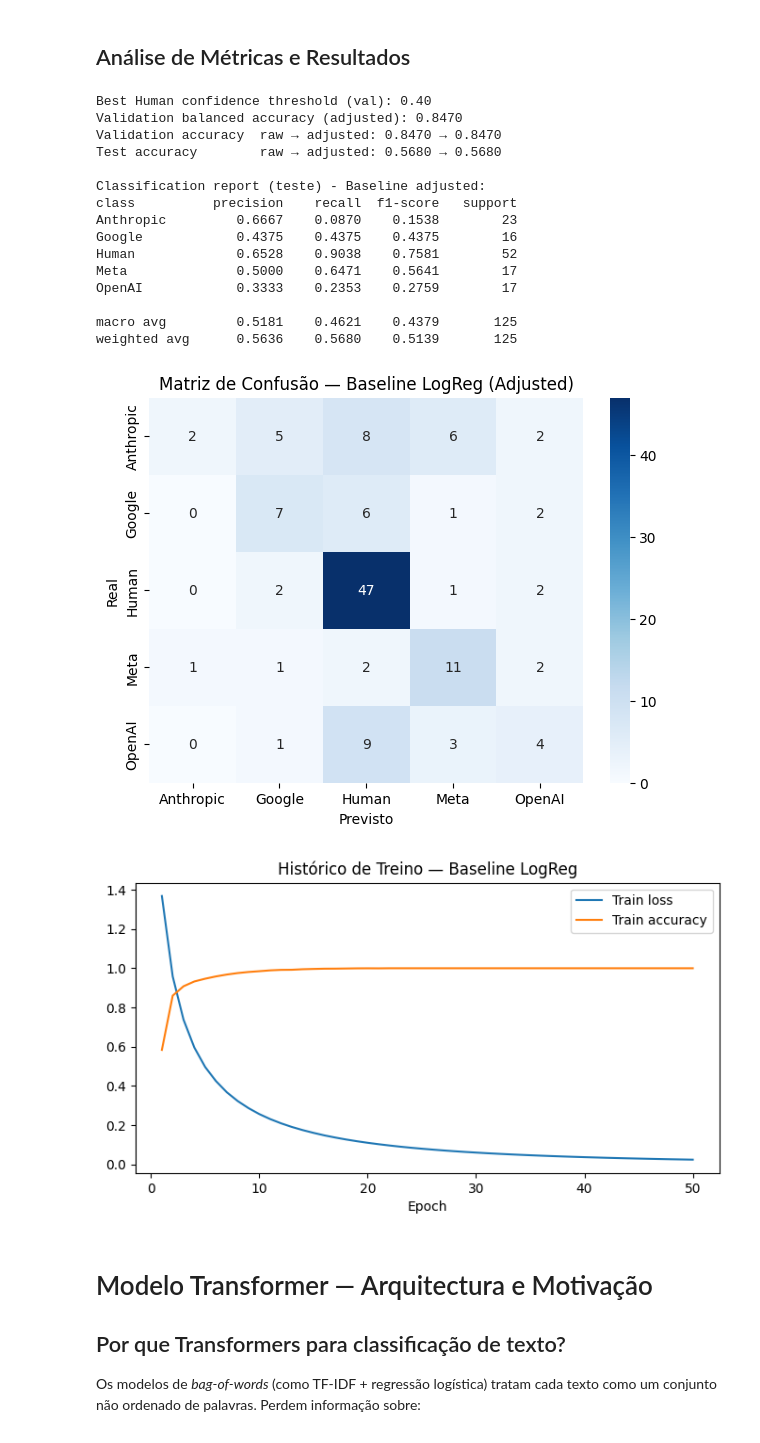
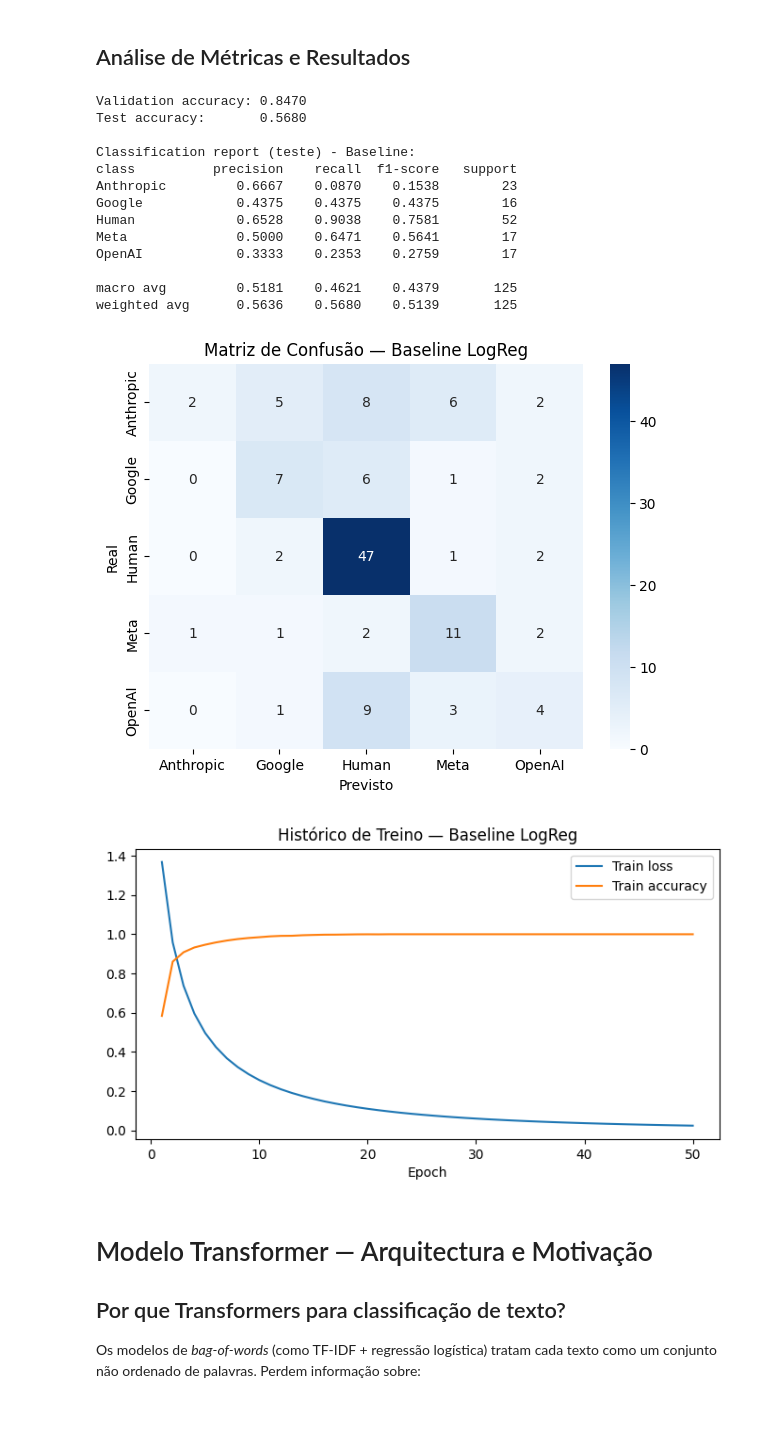
Before and after one commit to hhtomaswt11/HumanVsAI-TextClassifier--AP, a Jupyter notebook: notebooks/numpy_transformers_models.ipynb, the cells around one changed output. Saved outputs shown, nothing was run; the diff lists cells and outputs as text; code cells hidden in the pictures.

```diff
--- a/notebooks/numpy_transformers_models.ipynb
+++ b/notebooks/numpy_transformers_models.ipynb
@@ -130,20 +130,11 @@ baseline.fit(train_ds, val_dataset=val_ds, patience=15)
 val_probs_base  = baseline.predict(val_ds)
 test_probs_base = baseline.predict(test_ds)
 
-raw_val_preds_base  = np.array([labels[i] for i in np.argmax(val_probs_base,  axis=1)])
-raw_test_preds_base = np.array([labels[i] for i in np.argmax(test_probs_base, axis=1)])
+val_preds_base  = np.array([labels[i] for i in np.argmax(val_probs_base,  axis=1)])
+test_preds_base = np.array([labels[i] for i in np.argmax(test_probs_base, axis=1)])
 
-base_best_threshold, base_best_bal_acc, base_best_acc = tune_human_threshold(
-    val_probs_base, y_val, labels, human_idx,
-)
-
-val_preds_base  = apply_human_confidence_rule(val_probs_base,  labels, human_idx, base_best_threshold)
-test_preds_base = apply_human_confidence_rule(test_probs_base, labels, human_idx, base_best_threshold)
-
-base_val_acc_raw  = accuracy_score_np(y_val,   raw_val_preds_base)
-base_val_acc_adj  = accuracy_score_np(y_val,   val_preds_base)
-base_test_acc_raw = accuracy_score_np(y_teste, raw_test_preds_base)
-base_test_acc_adj = accuracy_score_np(y_teste, test_preds_base)
+base_val_acc  = accuracy_score_np(y_val,   val_preds_base)
+base_test_acc = accuracy_score_np(y_teste, test_preds_base)
 # %% [output]
 Epoch 1/200 - loss: 1.3681 - val_loss: 1.1669 - accuracy: 0.5840
 Epoch 10/200 - loss: 0.2565 - val_loss: 0.5051 - accuracy: 0.9850
@@ -156,48 +147,44 @@ Epoch 50/200 - loss: 0.0244 - val_loss: 0.4150 - accuracy: 1.0000
 # %% [markdown]
 ## Análise de Métricas e Resultados
 # %%
-print(f'Best Human confidence threshold (val): {base_best_threshold:.2f}')
-print(f'Validation balanced accuracy (adjusted): {base_best_bal_acc:.4f}')
-print(f'Validation accuracy  raw → adjusted: {base_val_acc_raw:.4f} → {base_val_acc_adj:.4f}')
-print(f'Test accuracy        raw → adjusted: {base_test_acc_raw:.4f} → {base_test_acc_adj:.4f}')
-print('\nClassification report (teste) - Baseline adjusted:')
+print(f'Validation accuracy: {base_val_acc:.4f}')
+print(f'Test accuracy:       {base_test_acc:.4f}')
+print('\nClassification report (teste) - Baseline:')
 print(classification_report_np(y_teste, test_preds_base, labels))
 
 cm_base    = confusion_matrix_np(y_teste, test_preds_base, labels)
 cm_base_df = pd.DataFrame(cm_base, index=labels, columns=labels)
 
 plt.figure(figsize=(7, 5))
 sns.heatmap(cm_base_df, annot=True, fmt='d', cmap='Blues')
-plt.title('Matriz de Confusão — Baseline LogReg (Adjusted)')
+plt.title('Matriz de Confusão — Baseline LogReg')
 plt.xlabel('Previsto')
 plt.ylabel('Real')
 plt.show()
 
 history_base_df = pd.DataFrame.from_dict(baseline.history, orient='index')
 plt.figure(figsize=(8, 4))
 plt.plot(history_base_df.index, history_base_df['loss'],   label='Train loss')
 plt.plot(history_base_df.index, history_base_df['metric'], label='Train accuracy')
 plt.title('Histórico de Treino — Baseline LogReg')
 plt.xlabel('Epoch')
 plt.legend()
 plt.show()
 # %% [output]
-Best Human confidence threshold (val): 0.40
-Validation balanced accuracy (adjusted): 0.8470
-Validation accuracy  raw → adjusted: 0.8470 → 0.8470
-Test accuracy        raw → adjusted: 0.5680 → 0.5680
+Validation accuracy: 0.8470
+Test accuracy:       0.5680
 
-Classification report (teste) - Baseline adjusted:
+Classification report (teste) - Baseline:
 class          precision    recall  f1-score   support
 Anthropic         0.6667    0.0870    0.1538        23
 Google            0.4375    0.4375    0.4375        16
 Human             0.6528    0.9038    0.7581        52
 Meta              0.5000    0.6471    0.5641        17
 OpenAI            0.3333    0.2353    0.2759        17
 
 macro avg         0.5181    0.4621    0.4379       125
 weighted avg      0.5636    0.5680    0.5139       125
-[figure, old version]
+[figure, new version]
 [figure]
 # %% [markdown]
 # Modelo Transformer — Arquitectura e Motivação
```
Also changed, not shown: parts of 6 cells of this notebook, 1 other file.
